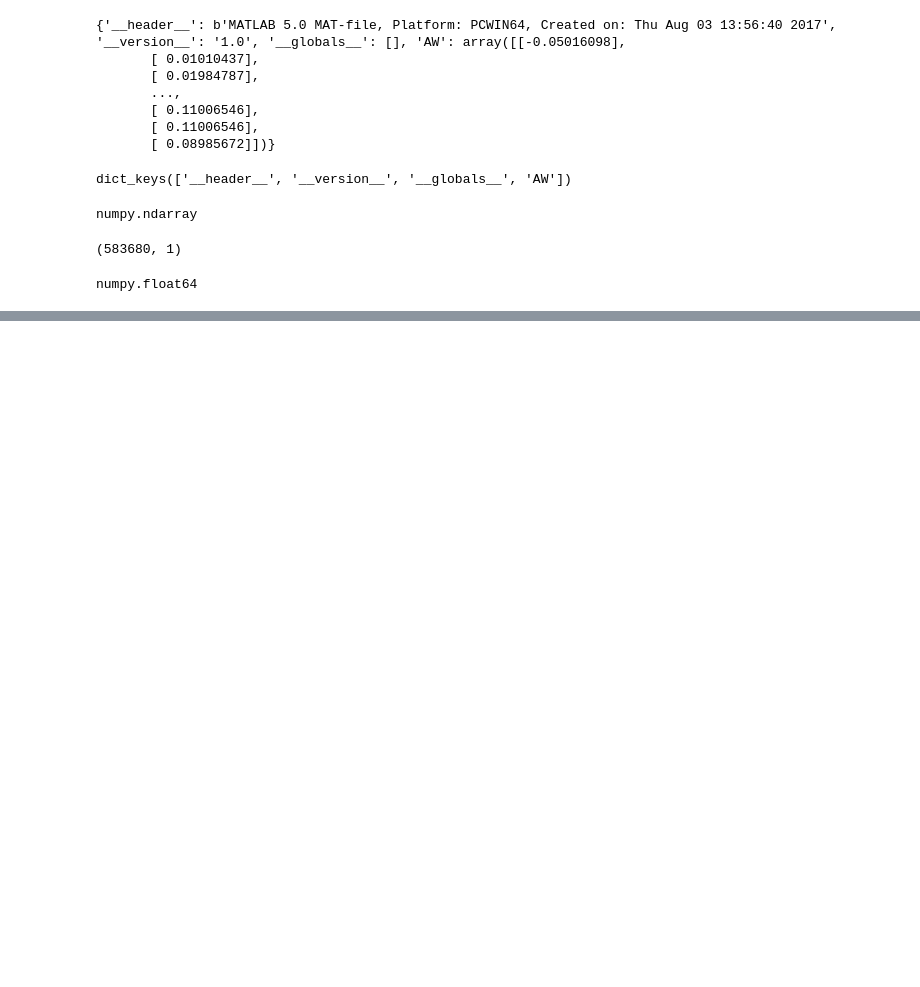
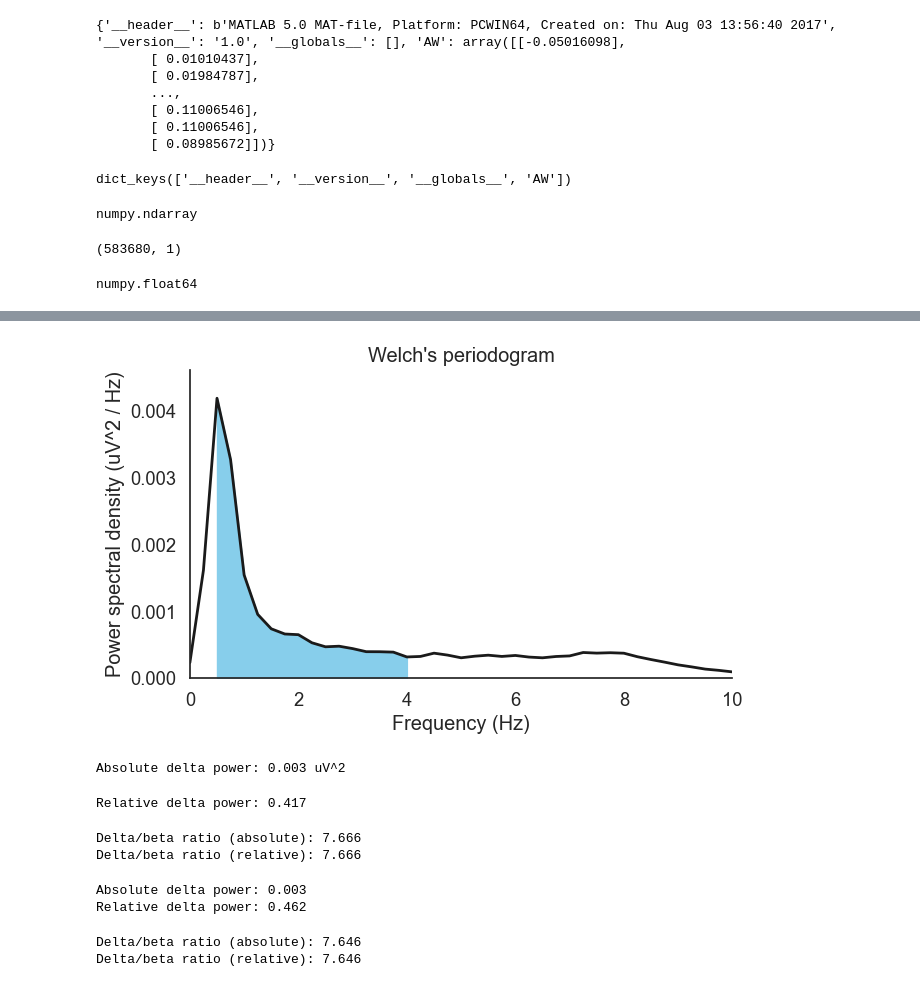
Before and after one commit to Adizarekar/Projects, a Jupyter notebook: EEG_Masters_1/Data_Rat1-ECoG/ChannelsData_W_mat/BOr_W.ipynb, the cells around one changed output, grey strips where cells are left out. Saved outputs shown, nothing was run; the diff lists cells and outputs as text; code cells hidden in the pictures; blank space fills up the shorter version.

```diff
--- a/EEG_Masters_1/Data_Rat1-ECoG/ChannelsData_W_mat/BOr_W.ipynb
+++ b/EEG_Masters_1/Data_Rat1-ECoG/ChannelsData_W_mat/BOr_W.ipynb
@@ -46,0 +87,37 @@ df_BOr_W.shape
+# %%
+# Define delta lower and upper limits
+low, high = 0.5, 4
+
+# Find intersecting values in frequency vector
+idx_delta = np.logical_and(freqs >= low, freqs <= high)
+
+# Plot the power spectral density and fill the delta area
+plt.figure(figsize=(7, 4))
+plt.plot(freqs, psd, lw=2, color='k')
+plt.fill_between(freqs, psd, where=idx_delta, color='skyblue')
+plt.xlabel('Frequency (Hz)')
+plt.ylabel('Power spectral density (uV^2 / Hz)')
+plt.xlim([0, 10])
+plt.ylim([0, psd.max() * 1.1])
+plt.title("Welch's periodogram")
+sns.despine()
+# %% [output]
+[figure, added]
+# %%
+from scipy.integrate import simps
+
+# Frequency resolution
+freq_res = freqs[1] - freqs[0]  # = 1 / 4 = 0.25
+
+# Compute the absolute power by approximating the area under the curve
+delta_power = simps(psd[idx_delta], dx=freq_res)
+print('Absolute delta power: %.3f uV^2' % delta_power)
+# %% [output]
+Absolute delta power: 0.003 uV^2
+# %%
+# Relative delta power (expressed as a percentage of total power)
+total_power = simps(psd, dx=freq_res)
+delta_rel_power = delta_power / total_power
+print('Relative delta power: %.3f' % delta_rel_power)
+# %% [output]
+Relative delta power: 0.417
@@ -46,0 +174,15 @@ df_BOr_W.shape
+# %%
+# Define the duration of the window to be 4 seconds
+win_sec = 4
+
+# Delta/beta ratio based on the absolute power
+db = bandpower(df_BOr_W[0], sf, [0.5, 4], win_sec) / bandpower(df_BOr_W[0], sf, [12, 30], win_sec)
+
+# Delta/beta ratio based on the relative power
+db_rel = bandpower(df_BOr_W[0], sf, [0.5, 4], win_sec, True) / bandpower(df_BOr_W[0], sf, [12, 30], win_sec, True)
+
+print('Delta/beta ratio (absolute): %.3f' % db)
+print('Delta/beta ratio (relative): %.3f' % db_rel)
+# %% [output]
+Delta/beta ratio (absolute): 7.666
+Delta/beta ratio (relative): 7.666
@@ -46,0 +249,20 @@ df_BOr_W.shape
+# %%
+# Multitaper delta power
+bp = bandpower(df_BOr_W[0], sf, [0.5, 4], 'multitaper')
+bp_rel = bandpower(df_BOr_W[0], sf, [0.5, 4], 'multitaper', relative=True)
+print('Absolute delta power: %.3f' % bp)
+print('Relative delta power: %.3f' % bp_rel)
+
+# Delta-beta ratio
+# One advantage of the multitaper is that we don't need to define a window length.
+db = bandpower(df_BOr_W[0], sf, [0.5, 4], 'multitaper') / bandpower(df_BOr_W[0], sf, [12, 30], 'multitaper')
+# Ratio based on the relative power
+db_rel = bandpower(df_BOr_W[0], sf, [0.5, 4], 'multitaper', relative=True) / \
+                    bandpower(df_BOr_W[0], sf, [12, 30], 'multitaper', relative=True)
+print('Delta/beta ratio (absolute): %.3f' % db)
+print('Delta/beta ratio (relative): %.3f' % db_rel)
+# %% [output]
+Absolute delta power: 0.003
+Relative delta power: 0.462
+Delta/beta ratio (absolute): 7.646
+Delta/beta ratio (relative): 7.646
```
Also changed, not shown: parts of 9 cells of this notebook, 1 other file.
